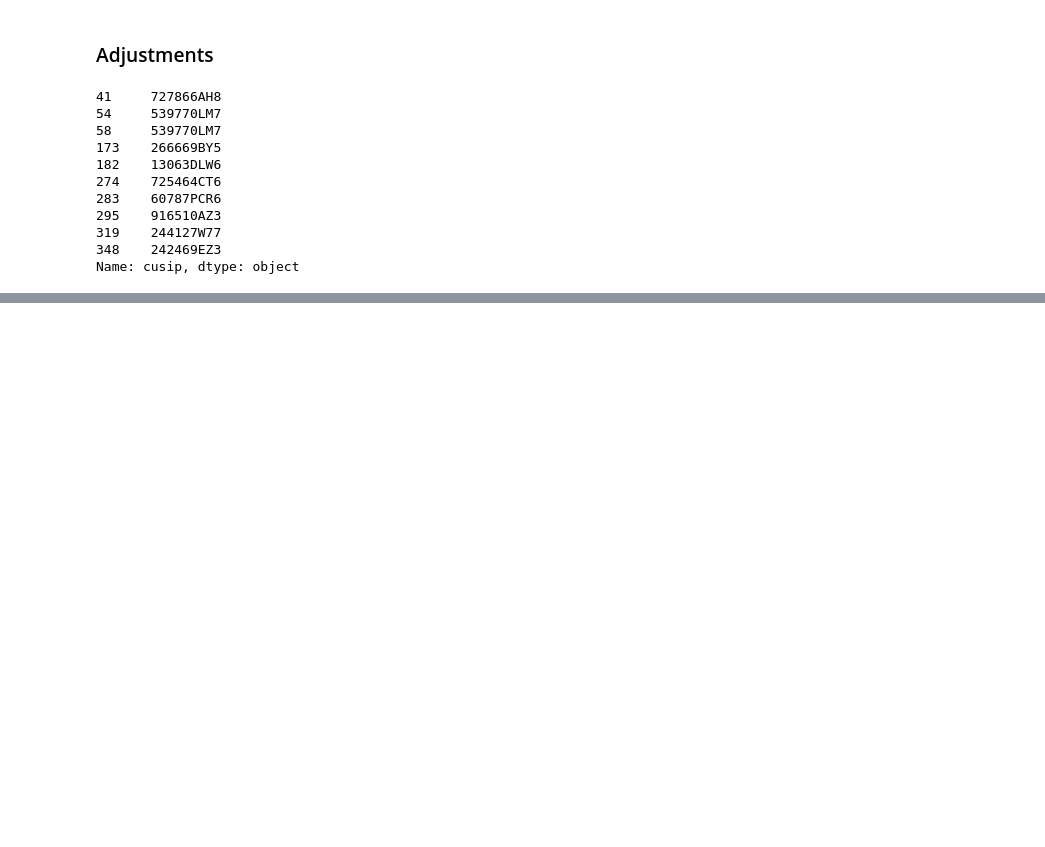
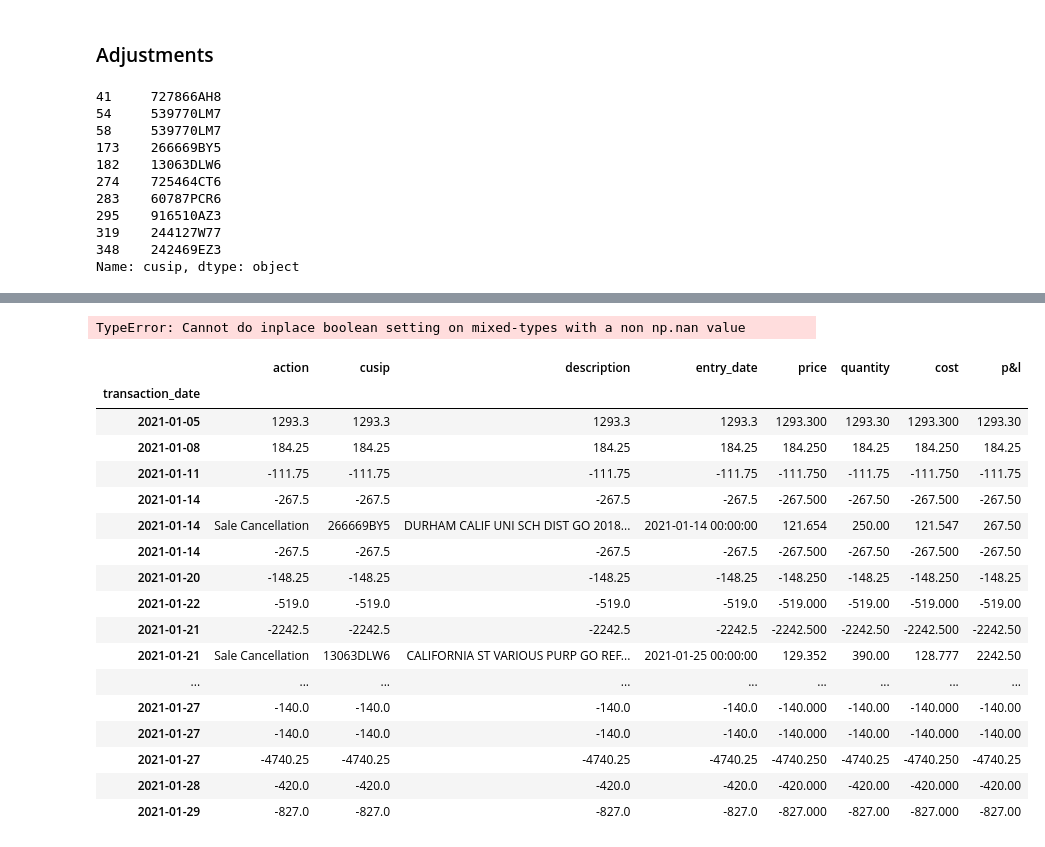
Before and after one commit to albertopuentes/small-side-projects, a Jupyter notebook: Sample_Trade_History_Monitor.ipynb, the cells around one changed output, grey strips where cells are left out. Saved outputs shown, nothing was run; the diff lists cells and outputs as text; code cells hidden in the pictures; blank space fills up the shorter version.

```diff
--- a/Sample_Trade_History_Monitor.ipynb
+++ b/Sample_Trade_History_Monitor.ipynb
@@ -461,0 +462,25 @@ calc_td.loc['2021-01']
+# %%
+y = calc_td.where(calc_td.action == 'Sale', other=calc_td['p&l']*-1, inplace=True, axis=0)
+# %% [output]
+TypeError: Cannot do inplace boolean setting on mixed-types with a non np.nan value
+# %%
+y.loc['2021-01']
+# %% [output]
+|  | action | cusip | description | entry_date | price | quantity | cost | p&l |
+| transaction_date |  |  |  |  |  |  |  |  |
+| 2021-01-05 | 1293.3 | 1293.3 | 1293.3 | 1293.3 | 1293.300 | 1293.30 | 1293.300 | 1293.30 |
+| 2021-01-08 | 184.25 | 184.25 | 184.25 | 184.25 | 184.250 | 184.25 | 184.250 | 184.25 |
+| 2021-01-11 | -111.75 | -111.75 | -111.75 | -111.75 | -111.750 | -111.75 | -111.750 | -111.75 |
+| 2021-01-14 | -267.5 | -267.5 | -267.5 | -267.5 | -267.500 | -267.50 | -267.500 | -267.50 |
+| 2021-01-14 | Sale Cancellation | 266669BY5 | DURHAM CALIF UNI SCH DIST GO 2018... | 2021-01-14 00:00:00 | 121.654 | 250.00 | 121.547 | 267.50 |
+| 2021-01-14 | -267.5 | -267.5 | -267.5 | -267.5 | -267.500 | -267.50 | -267.500 | -267.50 |
+| 2021-01-20 | -148.25 | -148.25 | -148.25 | -148.25 | -148.250 | -148.25 | -148.250 | -148.25 |
+| 2021-01-22 | -519.0 | -519.0 | -519.0 | -519.0 | -519.000 | -519.00 | -519.000 | -519.00 |
+| 2021-01-21 | -2242.5 | -2242.5 | -2242.5 | -2242.5 | -2242.500 | -2242.50 | -2242.500 | -2242.50 |
+| 2021-01-21 | Sale Cancellation | 13063DLW6 | CALIFORNIA ST VARIOUS PURP GO REF... | 2021-01-25 00:00:00 | 129.352 | 390.00 | 128.777 | 2242.50 |
+| ... | ... | ... | ... | ... | ... | ... | ... | ... |
+| 2021-01-27 | -140.0 | -140.0 | -140.0 | -140.0 | -140.000 | -140.00 | -140.000 | -140.00 |
+| 2021-01-27 | -140.0 | -140.0 | -140.0 | -140.0 | -140.000 | -140.00 | -140.000 | -140.00 |
+| 2021-01-27 | -4740.25 | -4740.25 | -4740.25 | -4740.25 | -4740.250 | -4740.25 | -4740.250 | -4740.25 |
+| 2021-01-28 | -420.0 | -420.0 | -420.0 | -420.0 | -420.000 | -420.00 | -420.000 | -420.00 |
+| 2021-01-29 | -827.0 | -827.0 | -827.0 | -827.0 | -827.000 | -827.00 | -827.000 | -827.00 |
```
Also changed, not shown: parts of 8 cells of this notebook.
